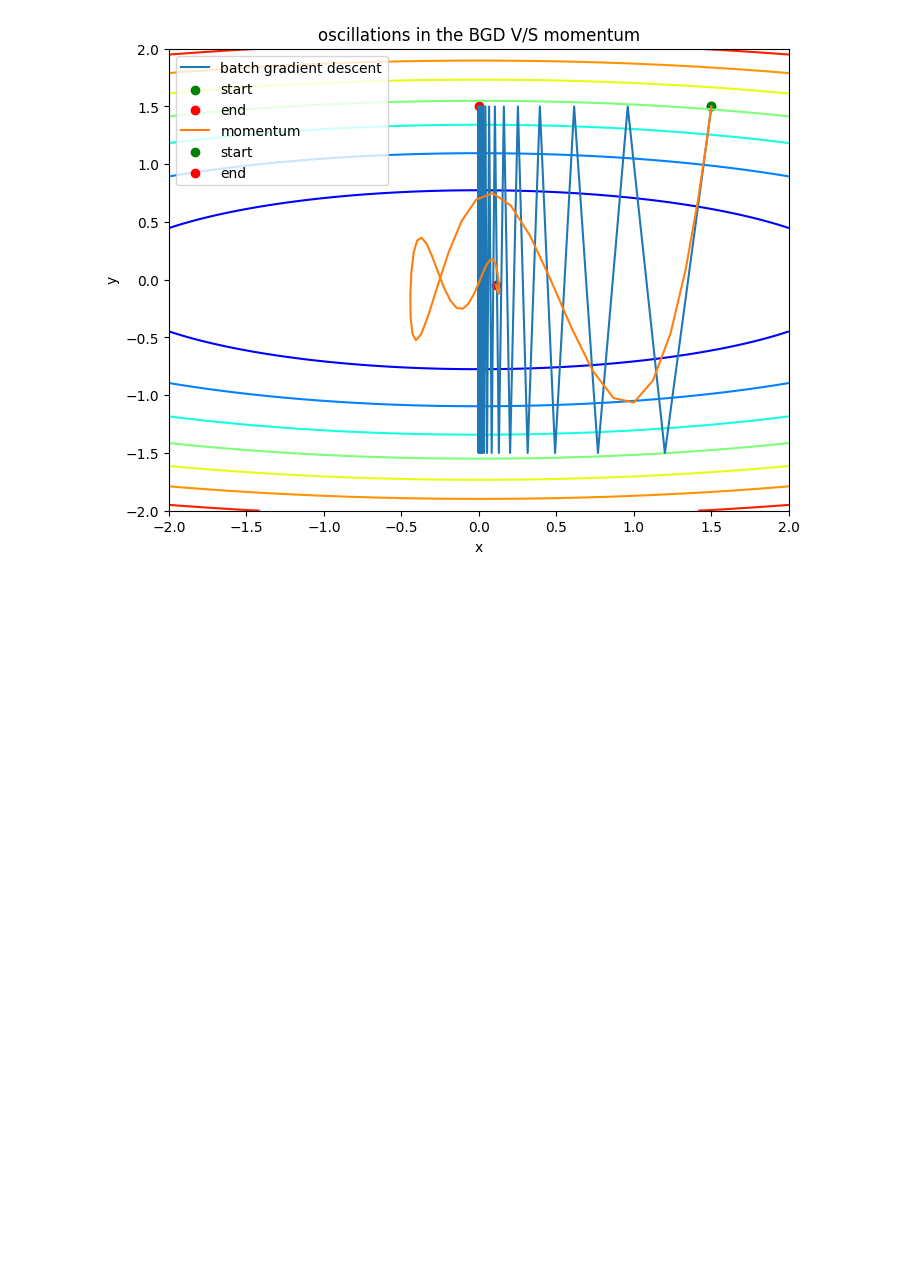
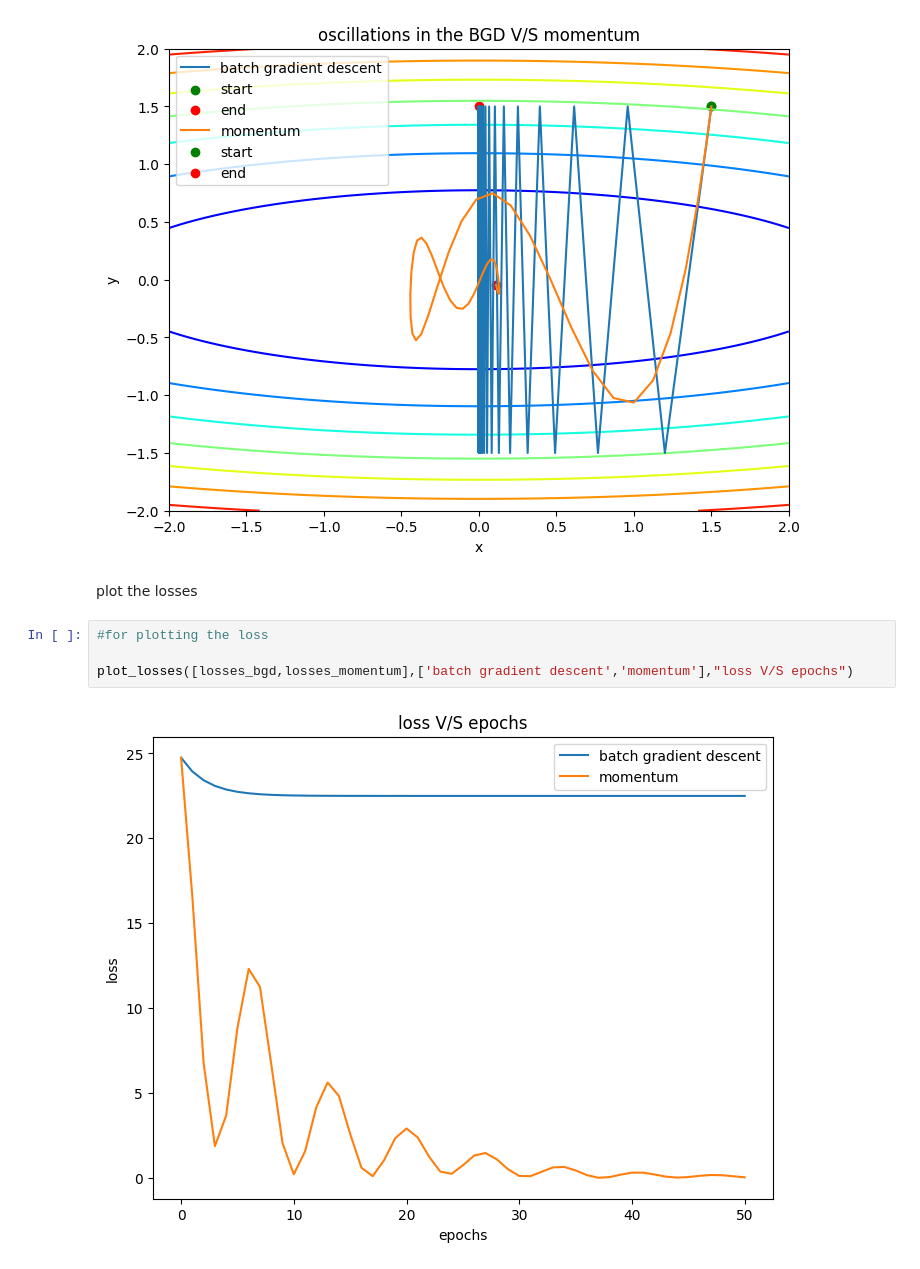
Before and after one commit to Probingbug/foundations-for-ML, a Jupyter notebook: momentum_based_gradient_descent.ipynb, the cells around one changed output. Drawn from its saved outputs; the diff is of its cells as text; blank space fills up the shorter version.

```diff
--- a/momentum_based_gradient_descent.ipynb
+++ b/momentum_based_gradient_descent.ipynb
@@ -93,3 +93,11 @@ path_momentum,losses_momentum=gradient_descent_momentum(quadratic_grad,eta_moeme
 path_plot(quadratic_loss,[path_bgd,path_momentum],['batch gradient descent','momentum'],"oscillations in the BGD V/S momentum")
 # %% [output]
 [figure]
+# %% [markdown]
+plot the losses
+# %%
+#for plotting the loss
+
+plot_losses([losses_bgd,losses_momentum],['batch gradient descent','momentum'],"loss V/S epochs")
+# %% [output]
+[figure, added]
```
